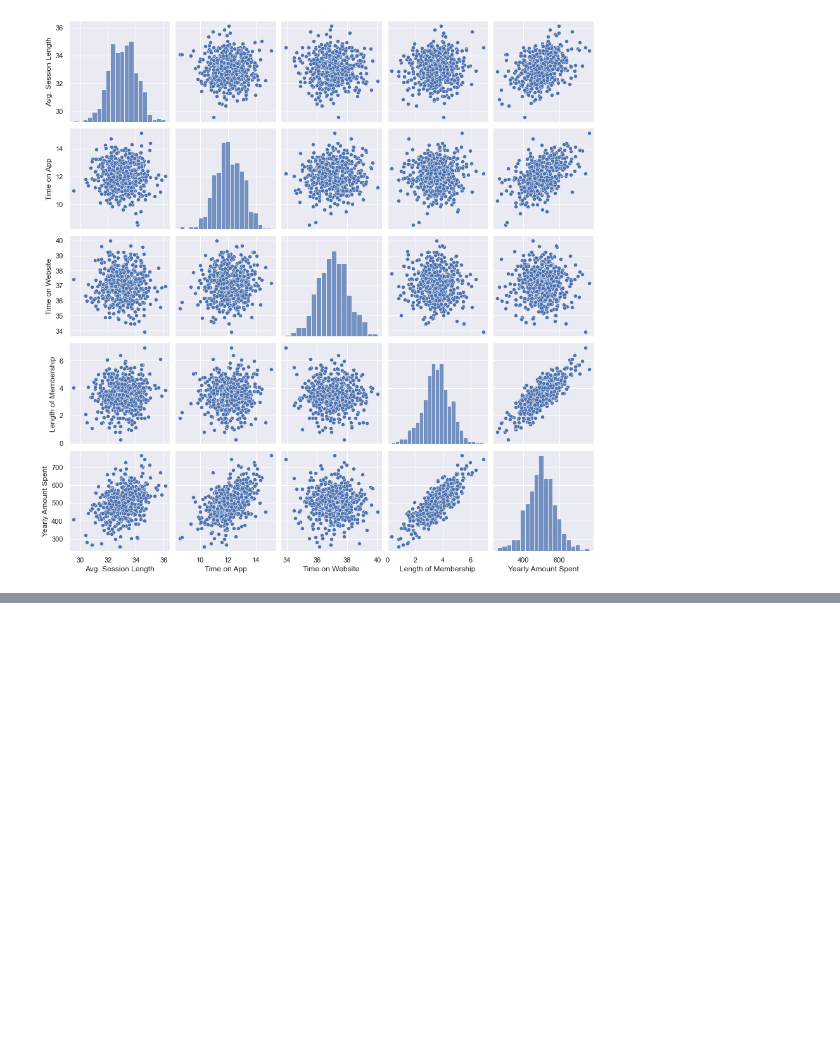
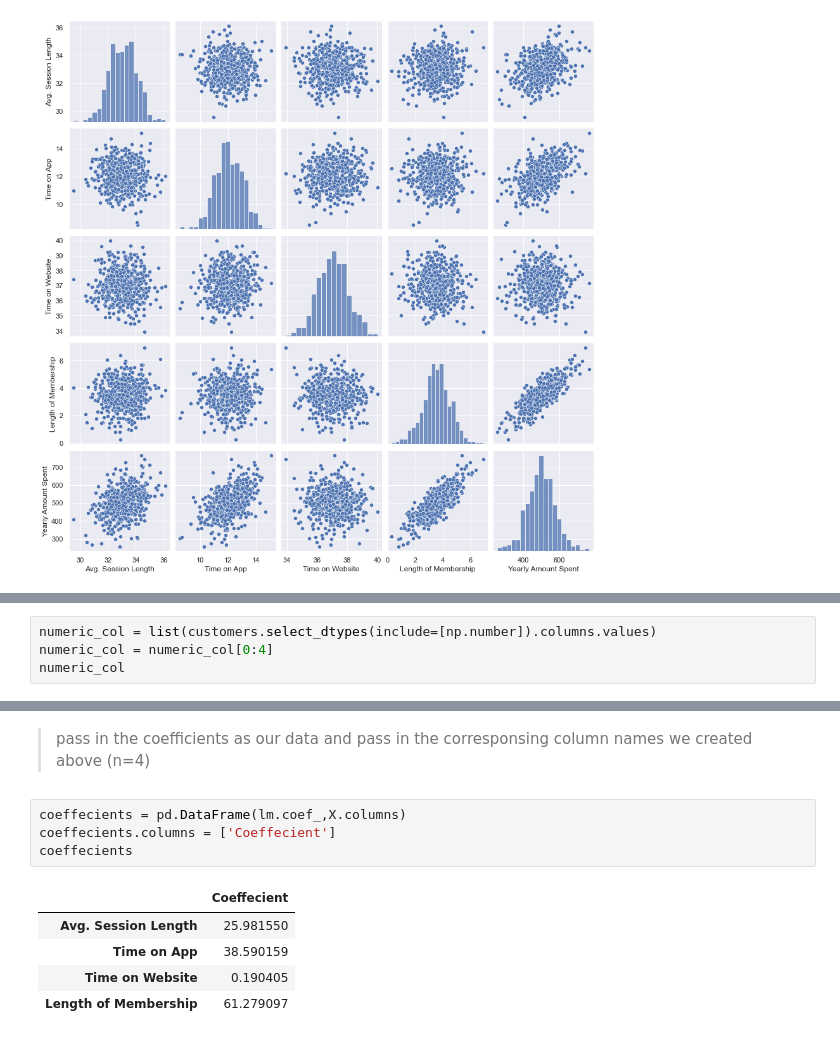
Before and after one commit to kevinprinsloo/My_Machine_Learning_Notebooks, a Jupyter notebook: Linear_Regression/Ecommerce_Linear_Regression_Project.ipynb, the cells around one changed output, grey strips where cells are left out. Drawn from its saved outputs; the diff is of its cells as text; blank space fills up the shorter version.

```diff
--- a/Linear_Regression/Ecommerce_Linear_Regression_Project.ipynb
+++ b/Linear_Regression/Ecommerce_Linear_Regression_Project.ipynb
@@ -136,0 +171,4 @@ g = sns.pairplot(customers)
+# %%
+numeric_col = list(customers.select_dtypes(include=[np.number]).columns.values)
+numeric_col = numeric_col[0:4]
+numeric_col
@@ -136,0 +271,12 @@ g = sns.pairplot(customers)
+# %% [markdown]
+> pass in the coefficients as our data and pass in the corresponsing column names we created above (n=4)
+# %%
+coeffecients = pd.DataFrame(lm.coef_,X.columns)
+coeffecients.columns = ['Coeffecient']
+coeffecients
+# %% [output]
+|  | Coeffecient |
+| Avg. Session Length | 25.981550 |
+| Time on App | 38.590159 |
+| Time on Website | 0.190405 |
+| Length of Membership | 61.279097 |
```
Also changed, not shown: parts of 33 cells of this notebook.
